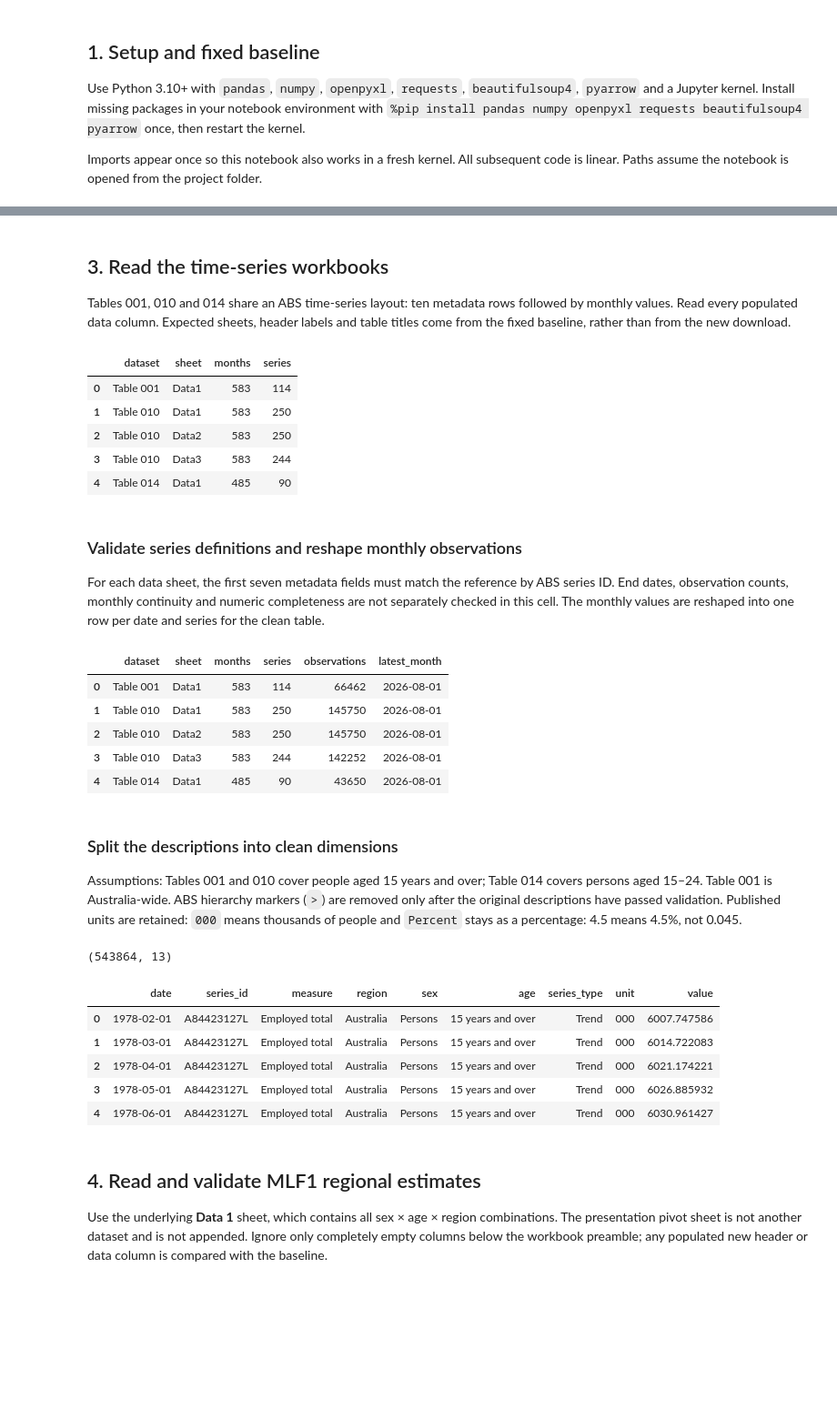
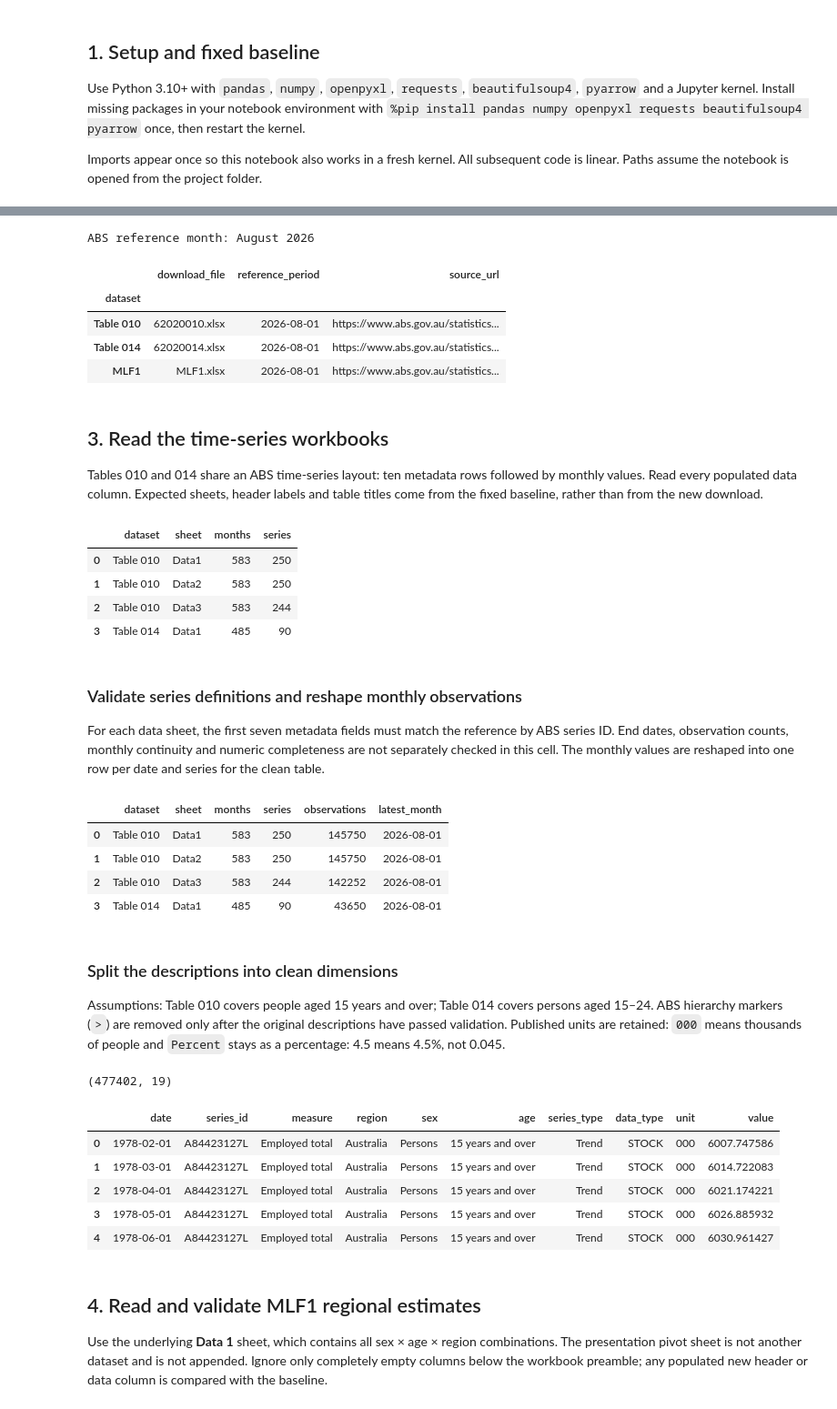
Before and after one commit to vsdworkk/data-analysis-best-practices-repo, a Jupyter notebook: ABS Labour Force.ipynb, the cells around one changed output, grey strips where cells are left out. Shown at 91% size. Drawn from its saved outputs; the diff is of its cells as text; code cells hidden in the pictures; blank space fills up the shorter version.

Commit message:
Simplify ABS source exports and add CSV previews

```diff
--- a/ABS Labour Force.ipynb
+++ b/ABS Labour Force.ipynb
@@ -66,7 +65,6 @@ run = root / 'outputs' / 'abs_labour_force' / datetime.now(timezone.utc).strftim
 # This list pairs each reference workbook with its ABS filename and saved fingerprint.
 
 sources = pd.DataFrame([
-    ('Table 001', 'Table 001.xlsx', '62020001.xlsx', 'f2c85bedfb89734b07e7f05a5e17506c5afe1982153b9718c994c425c23d1007'),
     ('Table 010', 'Table 010.xlsx', '62020010.xlsx', 'a03639c10c42acd736ccc24df5680d25d4317720ca724eb2008e0527f729bf45'),
     ('Table 014', 'Interim Table 14.xlsx', '62020014.xlsx', '517c88d31a571408e3a8caf09138e7c205d6232115a17231dd111dabb550e39f'),
     ('MLF1', 'MLF1.xlsx', 'MLF1.xlsx', 'e228ca0d7b4856aea4ef0e273b895c8e836afd6df07b0dae5c814565290d4426')
@@ -95,6 +92,6 @@ Read the last month in the reference Table 001 workbook and in any completed out
 # %%
-# Select the next ABS release, download its four workbooks, and show the chosen sources.
-reference_file = baseline / sources.loc['Table 001', 'baseline_file']  # Locate the approved Table 001 workbook.
+# Select the next ABS release, download its three workbooks, and show the chosen sources.
+reference_file = baseline / sources.loc['Table 010', 'baseline_file']  # Locate the approved Table 010 workbook.
 reference_data = pd.read_excel(reference_file, sheet_name='Data1', header=None)  # Read its monthly data sheet.
 reference_month = pd.to_datetime(reference_data.iloc[-1, 0])  # Take the final month in that workbook.
 completed = sorted((root / 'outputs' / 'abs_labour_force').glob('*/sources.csv'))  # Find completed prior runs.
@@ -112,7 +109,7 @@ sources['retrieved_at_utc'] = retrieved_at  # Record when this run started.
 
 raw_dir = run / 'raw'  # Keep the original downloads in this run's folder.
 raw_dir.mkdir(parents=True)  # Create that folder before downloading.
-for row in sources.itertuples():  # Download each of the four workbooks.
+for row in sources.itertuples():  # Download each of the three workbooks.
     r = requests.get(row.source_url, timeout=120, headers={'Cache-Control': 'no-cache'})  # Request the calculated ABS URL.
     r.raise_for_status()  # Stop if ABS did not return a successful response.
     assert r.content.startswith(b'PK'), f'{row.Index}: download is not an XLSX file'  # Check for an Excel file.
@@ -121,15 +118,22 @@ for row in sources.itertuples():  # Download each of the four workbooks.
 
 print('ABS reference month:', reference_period.strftime('%B %Y'))  # Show which month was downloaded.
 display(sources[['download_file', 'reference_period', 'source_url']])  # Preview the selected files and URLs.
+# %% [output]
+ABS reference month: August 2026
+|  | download_file | reference_period | source_url |
+| dataset |  |  |  |
+| Table 010 | 62020010.xlsx | 2026-08-01 | https://www.abs.gov.au/statistics... |
+| Table 014 | 62020014.xlsx | 2026-08-01 | https://www.abs.gov.au/statistics... |
+| MLF1 | MLF1.xlsx | 2026-08-01 | https://www.abs.gov.au/statistics... |
 # %% [markdown]
 ## 3. Read the time-series workbooks
 
-Tables 001, 010 and 014 share an ABS time-series layout: ten metadata rows followed by monthly values. Read every populated data column. Expected sheets, header labels and table titles come from the fixed baseline, rather than from the new download.
+Tables 010 and 014 share an ABS time-series layout: ten metadata rows followed by monthly values. Read every populated data column. Expected sheets, header labels and table titles come from the fixed baseline, rather than from the new download.
 # %%
-# Read the three reference and downloaded time-series workbooks, compare their basic layout, and preview their sizes.
+# Read the two reference and downloaded time-series workbooks, compare their basic layout, and preview their sizes.
 base_books = {}  # Hold every sheet from each approved reference workbook.
 books = {}  # Hold every sheet from each newly downloaded workbook.
-for dataset in ['Table 001', 'Table 010', 'Table 014']:  # Repeat these checks for the three time-series tables.
+for dataset in ['Table 010', 'Table 014']:  # Repeat these checks for the two time-series tables.
     row = sources.loc[dataset]  # Get this table's reference and download filenames.
     base_books[dataset] = pd.read_excel(baseline / row['baseline_file'], sheet_name=None, header=None)  # Read all reference sheets.
     books[dataset] = pd.read_excel(run / 'raw' / row['download_file'], sheet_name=None, header=None)  # Read all downloaded sheets.
@@ -146,11 +150,10 @@ for dataset, book in books.items():  # Visit each downloaded workbook.
 display(pd.DataFrame(summary, columns=['dataset', 'sheet', 'months', 'series']))  # Show the workbook sizes.
 # %% [output]
 |  | dataset | sheet | months | series |
-| 0 | Table 001 | Data1 | 583 | 114 |
-| 1 | Table 010 | Data1 | 583 | 250 |
-| 2 | Table 010 | Data2 | 583 | 250 |
-| 3 | Table 010 | Data3 | 583 | 244 |
-| 4 | Table 014 | Data1 | 485 | 90 |
+| 0 | Table 010 | Data1 | 583 | 250 |
+| 1 | Table 010 | Data2 | 583 | 250 |
+| 2 | Table 010 | Data3 | 583 | 244 |
+| 3 | Table 014 | Data1 | 485 | 90 |
 # %% [markdown]
 ### Validate series definitions and reshape monthly observations
 
@@ -201,50 +204,51 @@ assert not meta.duplicated(['dataset', 'series_id']).any(), 'A series ID is repe
 display(pd.DataFrame(checks, columns=['dataset', 'sheet', 'months', 'series', 'observations', 'latest_month']))  # Preview the validation counts.
 # %% [output]
 |  | dataset | sheet | months | series | observations | latest_month |
-| 0 | Table 001 | Data1 | 583 | 114 | 66462 | 2026-08-01 |
-| 1 | Table 010 | Data1 | 583 | 250 | 145750 | 2026-08-01 |
-| 2 | Table 010 | Data2 | 583 | 250 | 145750 | 2026-08-01 |
-| 3 | Table 010 | Data3 | 583 | 244 | 142252 | 2026-08-01 |
-| 4 | Table 014 | Data1 | 485 | 90 | 43650 | 2026-08-01 |
+| 0 | Table 010 | Data1 | 583 | 250 | 145750 | 2026-08-01 |
+| 1 | Table 010 | Data2 | 583 | 250 | 145750 | 2026-08-01 |
+| 2 | Table 010 | Data3 | 583 | 244 | 142252 | 2026-08-01 |
+| 3 | Table 014 | Data1 | 485 | 90 | 43650 | 2026-08-01 |
 # %% [markdown]
 ### Split the descriptions into clean dimensions
 
-Assumptions: Tables 001 and 010 cover people aged 15 years and over; Table 014 covers persons aged 15–24. Table 001 is Australia-wide. ABS hierarchy markers (`>`) are removed only after the original descriptions have passed validation. Published units are retained: `000` means thousands of people and `Percent` stays as a percentage: 4.5 means 4.5%, not 0.045.
+Assumptions: Table 010 covers people aged 15 years and over; Table 014 covers persons aged 15–24. ABS hierarchy markers (`>`) are removed only after the original descriptions have passed validation. Published units are retained: `000` means thousands of people and `Percent` stays as a percentage: 4.5 means 4.5%, not 0.045.
 # %%
 # Split each ABS series description into dashboard-friendly fields and attach them to the monthly values.
 parts = meta['description'].str.strip().str.rstrip(';').str.split(';', expand=True)  # Divide each description at its semicolons.
 parts = parts.apply(lambda s: s.str.strip().str.lstrip('>').str.strip())  # Remove spacing and ABS hierarchy markers.
 meta['measure'] = parts[0]  # Save what the series measures.
 meta['sex'] = parts[1]  # Save the sex category.
 meta['region'] = parts[2]  # Save the geographic category.
 meta['age'] = '15 years and over'  # Set the usual age group for these tables.
-meta.loc[meta['dataset'].eq('Table 001'), 'region'] = 'Australia'  # Table 001 covers Australia as a whole.
 youth = meta['dataset'].eq('Table 014')  # Identify Table 014's youth series.
 meta.loc[youth, 'region'] = parts.loc[youth, 0]  # In Table 014, the first part names the region.
 meta.loc[youth, 'measure'] = parts.loc[youth, 1]  # In Table 014, the second part names the measure.
 meta.loc[youth, 'sex'] = 'Persons'  # Table 014 is not split by sex.
 meta.loc[youth, 'age'] = '15-24 years'  # Table 014 covers people aged 15 to 24.
 assert meta[['measure', 'sex', 'region', 'age']].notna().all().all()  # Require each new label to be present.
 
-ts = ts.merge(meta[['dataset', 'series_id', 'measure', 'sex', 'region', 'age', 'unit', 'series_type']], on=['dataset', 'series_id'], validate='many_to_one')  # Add series labels to every monthly value.
+meta['series_start'] = pd.to_datetime(meta['series_start'])  # Preserve the published series start as a date.
+meta['series_end'] = pd.to_datetime(meta['series_end'])  # Preserve the published series end as a date.
+meta['n_obs'] = pd.to_numeric(meta['n_obs']).astype('Int64')  # Preserve the published observation count.
+ts = ts.merge(meta[['dataset', 'series_id', 'measure', 'sex', 'region', 'age', 'unit', 'series_type', 'data_type', 'frequency', 'collection_month', 'series_start', 'series_end', 'n_obs']], on=['dataset', 'series_id'], validate='many_to_one')  # Retain all nine named source metadata fields alongside the clean dimensions.
 ts['region_code'] = ts['region'].map({  # Translate region names into stable short codes.
     'Australia': 'AUS', 'New South Wales': '1', 'Victoria': '2', 'Queensland': '3',  # National, NSW, Victoria, and Queensland.
     'South Australia': '4', 'Western Australia': '5', 'Tasmania': '6',  # South Australia, Western Australia, and Tasmania.
     'Northern Territory': '7', 'Australian Capital Territory': '8'  # Northern Territory and ACT.
 })
 assert ts['region_code'].notna().all()  # Require every region name to have a code.
 ts['geography_level'] = np.where(ts['region'].eq('Australia'), 'Australia', 'State/Territory')  # Mark national versus state-level rows.
 ts['geography_basis'] = 'Australia / state and territory'  # Record the geographic level used by these tables.
 print(ts.shape)  # Show the size of the enriched monthly table.
-display(ts[['date', 'series_id', 'measure', 'region', 'sex', 'age', 'series_type', 'unit', 'value']].head())  # Preview its columns and values.
+display(ts[['date', 'series_id', 'measure', 'region', 'sex', 'age', 'series_type', 'data_type', 'unit', 'value']].head())  # Preview its columns and values.
 # %% [output]
-(543864, 13)
+(477402, 19)
-|  | date | series_id | measure | region | sex | age | series_type | unit | value |
-| 0 | 1978-02-01 | A84423127L | Employed total | Australia | Persons | 15 years and over | Trend | 000 | 6007.747586 |
-| 1 | 1978-03-01 | A84423127L | Employed total | Australia | Persons | 15 years and over | Trend | 000 | 6014.722083 |
-| 2 | 1978-04-01 | A84423127L | Employed total | Australia | Persons | 15 years and over | Trend | 000 | 6021.174221 |
-| 3 | 1978-05-01 | A84423127L | Employed total | Australia | Persons | 15 years and over | Trend | 000 | 6026.885932 |
-| 4 | 1978-06-01 | A84423127L | Employed total | Australia | Persons | 15 years and over | Trend | 000 | 6030.961427 |
+|  | date | series_id | measure | region | sex | age | series_type | data_type | unit | value |
+| 0 | 1978-02-01 | A84423127L | Employed total | Australia | Persons | 15 years and over | Trend | STOCK | 000 | 6007.747586 |
+| 1 | 1978-03-01 | A84423127L | Employed total | Australia | Persons | 15 years and over | Trend | STOCK | 000 | 6014.722083 |
+| 2 | 1978-04-01 | A84423127L | Employed total | Australia | Persons | 15 years and over | Trend | STOCK | 000 | 6021.174221 |
+| 3 | 1978-05-01 | A84423127L | Employed total | Australia | Persons | 15 years and over | Trend | STOCK | 000 | 6026.885932 |
+| 4 | 1978-06-01 | A84423127L | Employed total | Australia | Persons | 15 years and over | Trend | STOCK | 000 | 6030.961427 |
 # %% [markdown]
 ## 4. Read and validate MLF1 regional estimates
 
```
Also changed, not shown: parts of 8 cells of this notebook, 2 other files.
